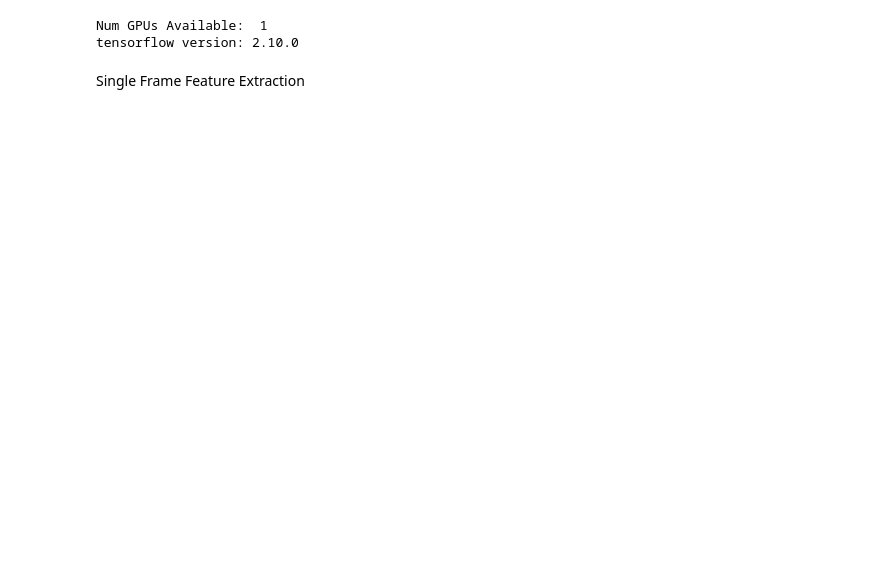
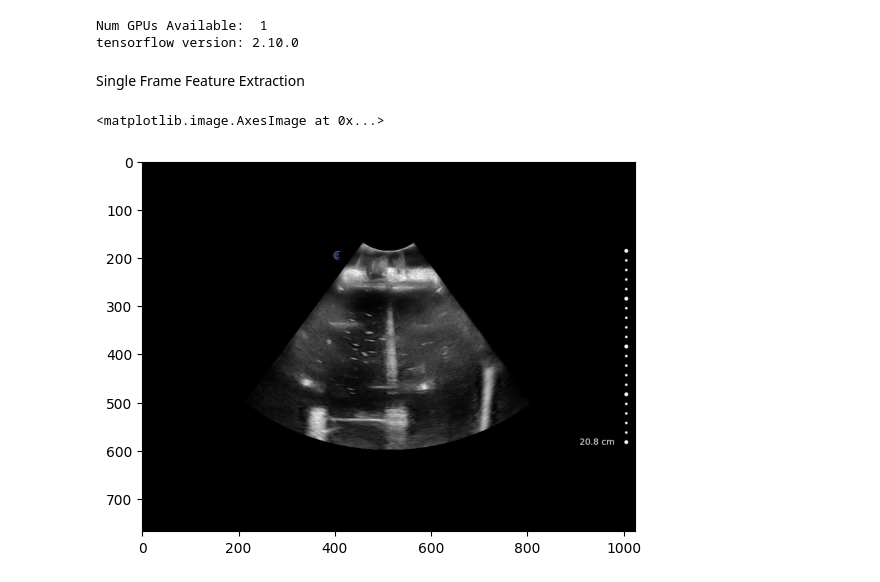
Before and after one commit to abhipal42/Ultrasound_Needle_Insertion_Software_MQP, a Jupyter notebook: advanced_filter_testing.ipynb, the cells around one changed output. Cells and saved outputs as stored; diff of their text form; code cells hidden in the pictures; blank space fills up the shorter version.

```diff
--- a/advanced_filter_testing.ipynb
+++ b/advanced_filter_testing.ipynb
@@ -65,9 +65,12 @@ while(vc.isOpened()):
 
 vc.release() #Release the video capture object
 # %%
-image = frameList[30]
+image = frameList[1]
 image_refined = cv2.cvtColor(image, cv2.COLOR_RGB2GRAY)
 plt.imshow(image)
+# %% [output]
+<matplotlib.image.AxesImage at 0x...>
+[figure, added]
 # %%
 ### ROI FRAME EXTRACTION ###
 
```
Also changed, not shown: parts of 8 cells of this notebook, 4 other files.
